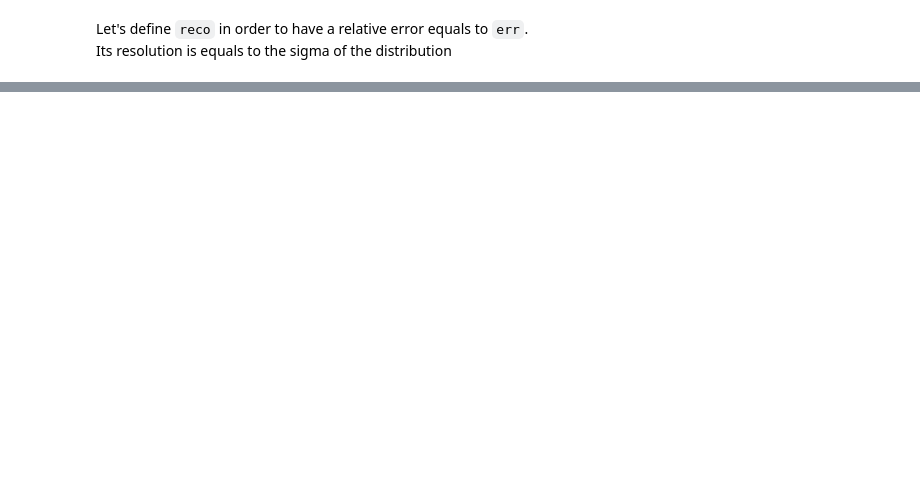
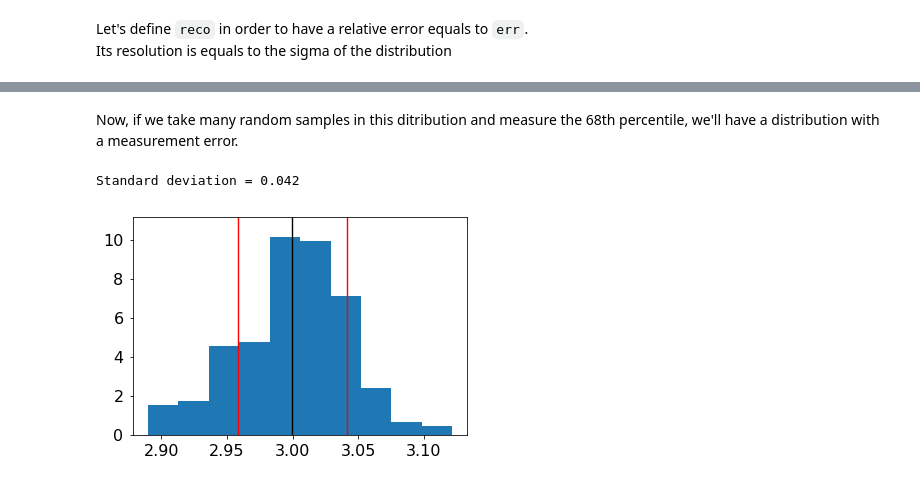
Before and after one commit to cta-observatory/ctaplot, a Jupyter notebook: examples/notebooks/resolution_definition.ipynb, the cells around one changed output, grey strips where cells are left out. Saved outputs shown, nothing was run; the diff lists cells and outputs as text; code cells hidden in the pictures; blank space fills up the shorter version.

```diff
--- a/examples/notebooks/resolution_definition.ipynb
+++ b/examples/notebooks/resolution_definition.ipynb
@@ -55,0 +85,20 @@ assert np.isclose(res[0], scale, rtol=1e-2)
+# %% [markdown]
+Now, if we take many random samples in this ditribution and measure the 68th percentile, we'll have a distribution with a measurement error.
+# %%
+n = 5000
+all_68 = []
+for i in range(int(len(err)/n)):
+    all_68.append(np.percentile(err[i*n:(i+1)*n], 68.27))
+
+all_68 = np.array(all_68)
+nbins, bins, patches = plt.hist(all_68, density=True);
+ymax = 1.1 * nbins.max()
+plt.vlines(all_68.mean(), 0, ymax)
+plt.vlines(all_68.mean() + all_68.std(), 0, ymax, color='red')
+plt.vlines(all_68.mean() - all_68.std(), 0, ymax, color='red')
+plt.ylim(0, ymax)
+
+print("Standard deviation = {:.3f}".format(all_68.std()))
+# %% [output]
+Standard deviation = 0.042
+[figure, added]
```
Also changed, not shown: parts of 13 cells of this notebook.
